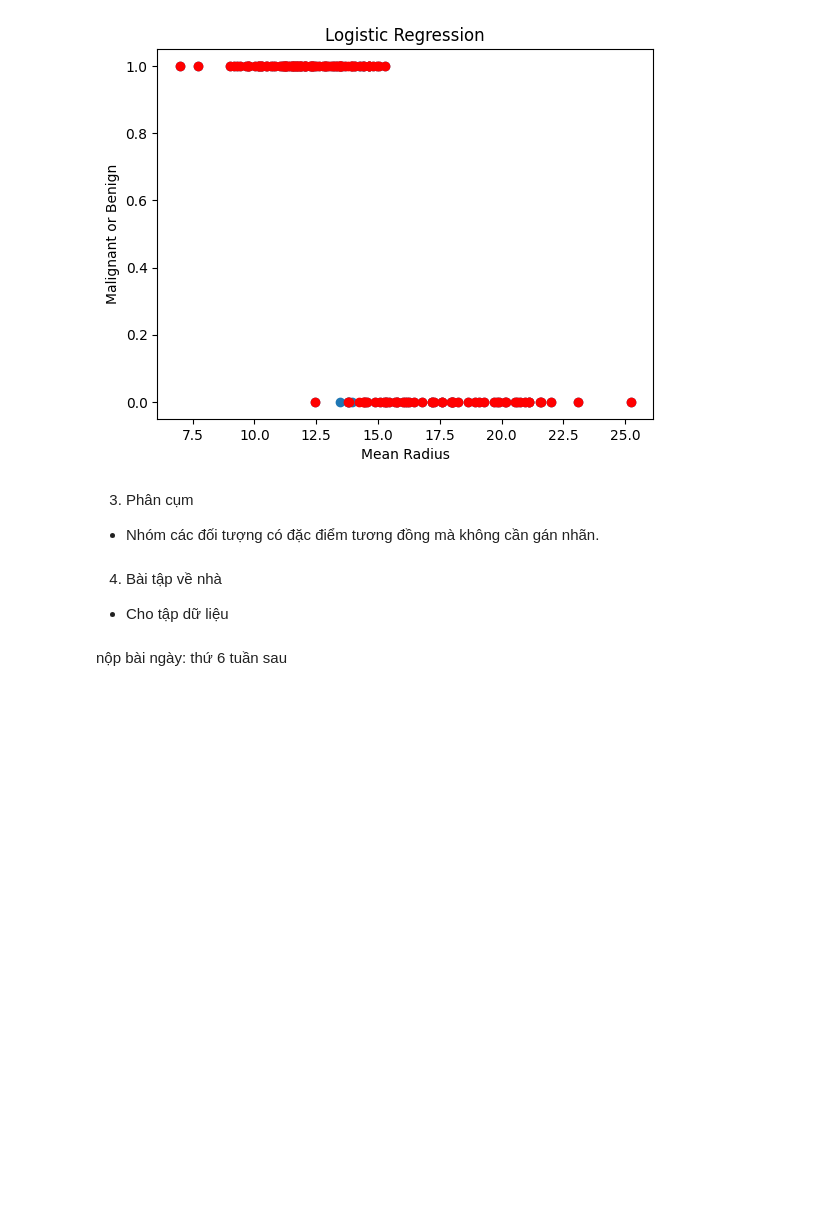
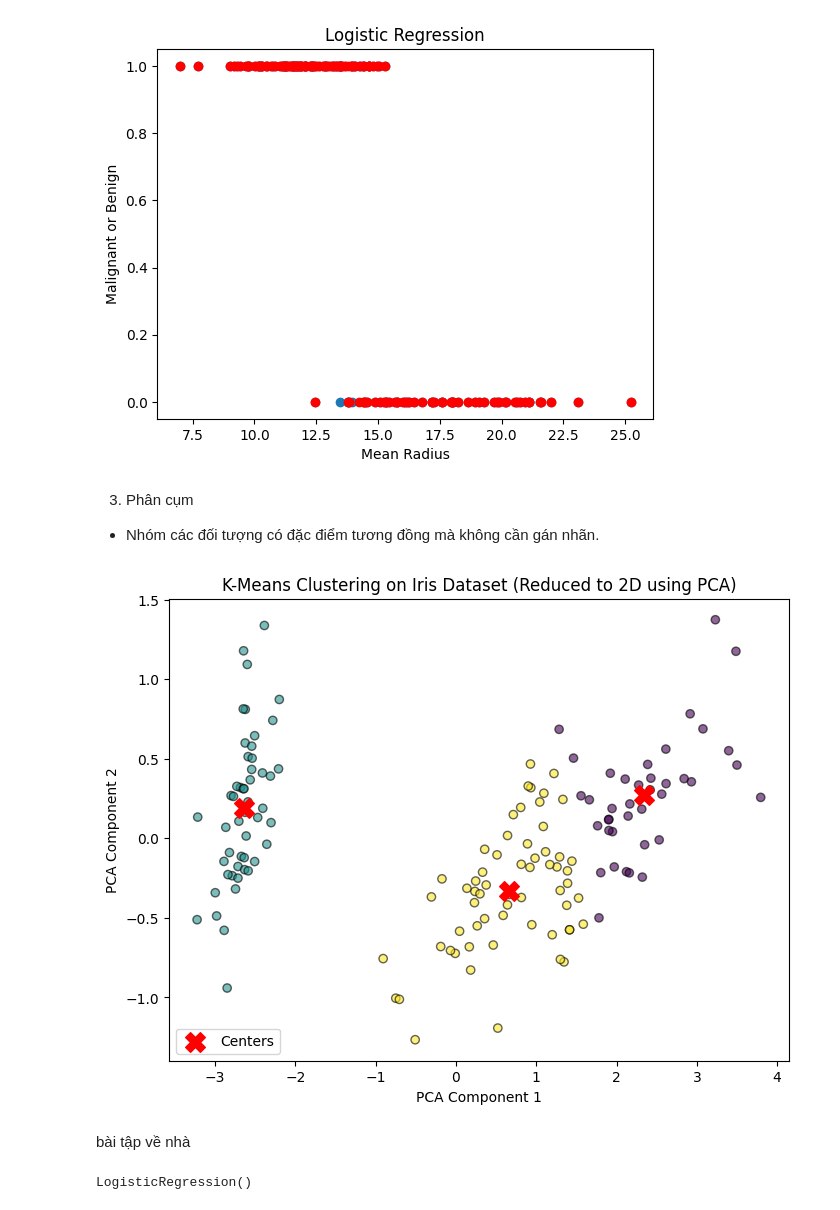
Before and after one commit to thuhangtrg/SoHoa-QuanTriThongTinSo, a Jupyter notebook: LAB4/LAB4_SH.ipynb, the cells around one changed output. Saved outputs shown, nothing was run; the diff lists cells and outputs as text; code cells hidden in the pictures; blank space fills up the shorter version.

```diff
--- a/LAB4/LAB4_SH.ipynb
+++ b/LAB4/LAB4_SH.ipynb
@@ -167,15 +202,16 @@ from sklearn import datasets
 from sklearn.cluster import KMeans
 from sklearn.decomposition import PCA
 # %%
+# Load dữ liệu Iris
 iris = datasets.load_iris()
-x = pd.DataFrame(iris.data, columns=iris.feature_names) # có 4 đặc trưng
-y = pd.DataFrame(iris.target, columns=['target']) # nhãn để so sánh
+X = pd.DataFrame(iris.data, columns=iris.feature_names)  # 4 đặc trưng
+y = pd.DataFrame(iris.target, columns=['target'])  # Nhãn thật để so sánh
 # %%
-# Aps dụng KMean với số cụm là 3
+# Áp dụng K-Means với số cụm là 3
 kmeans = KMeans(n_clusters=3, random_state=42)
-kmeans.fit(x)
-y_Kmeans = kmeans.predict(x)
+kmeans.fit(X)
+y_kmeans = kmeans.predict(X)
 # %%
-# sử dụng PCA để giảm chiều (về nhà giải thích ở bài tập về nhà)
-PCA = PCA(n_components=2) # giảm xuống thành 2 chiều
-x_PCA = PCA.fit_transform(x)
+# Sử dụng PCA để giảm chiều (từ 4 xuống 2)
+pca = PCA(n_components=2)  # Giảm xuống còn 2 chiều
+X_pca = pca.fit_transform(X)  # Biến đổi dữ liệu
@@ -184,3 +218,20 @@ x_PCA = PCA.fit_transform(x)
+# %%
+# Chuyển đổi tọa độ tâm cụm về 2 chiều bằng PCA
+cluster_centers_pca = pca.transform(kmeans.cluster_centers_)
+
+# Vẽ biểu đồ phân cụm sau khi giảm chiều
+plt.figure(figsize=(8, 6))
+plt.scatter(X_pca[:, 0], X_pca[:, 1], c=y_kmeans, cmap='viridis', alpha=0.6, edgecolors='k')
+
+# Vẽ tâm cụm đã được chuyển đổi
+plt.scatter(cluster_centers_pca[:, 0], cluster_centers_pca[:, 1], c='red', marker='X', s=200, label='Centers')
+
+plt.xlabel('PCA Component 1')
+plt.ylabel('PCA Component 2')
+plt.title('K-Means Clustering on Iris Dataset (Reduced to 2D using PCA)')
+plt.legend()
+plt.show()
+# %% [output]
+[figure, added]
 # %% [markdown]
-4. Bài tập về nhà
-- Cho tập dữ liệu
+bài tập về nhà
@@ -193,2 +237,0 @@ x_PCA = PCA.fit_transform(x)
-# %% [markdown]
-nộp bài ngày: thứ 6 tuần sau
@@ -194,0 +266,6 @@ nộp bài ngày: thứ 6 tuần sau
+# %%
+# Huấn luyện mô hình Logistic Regression
+model = LogisticRegression()
+model.fit(X_train, y_train)
+# %% [output]
+LogisticRegression()
```
Also changed, not shown: parts of 21 cells of this notebook.
